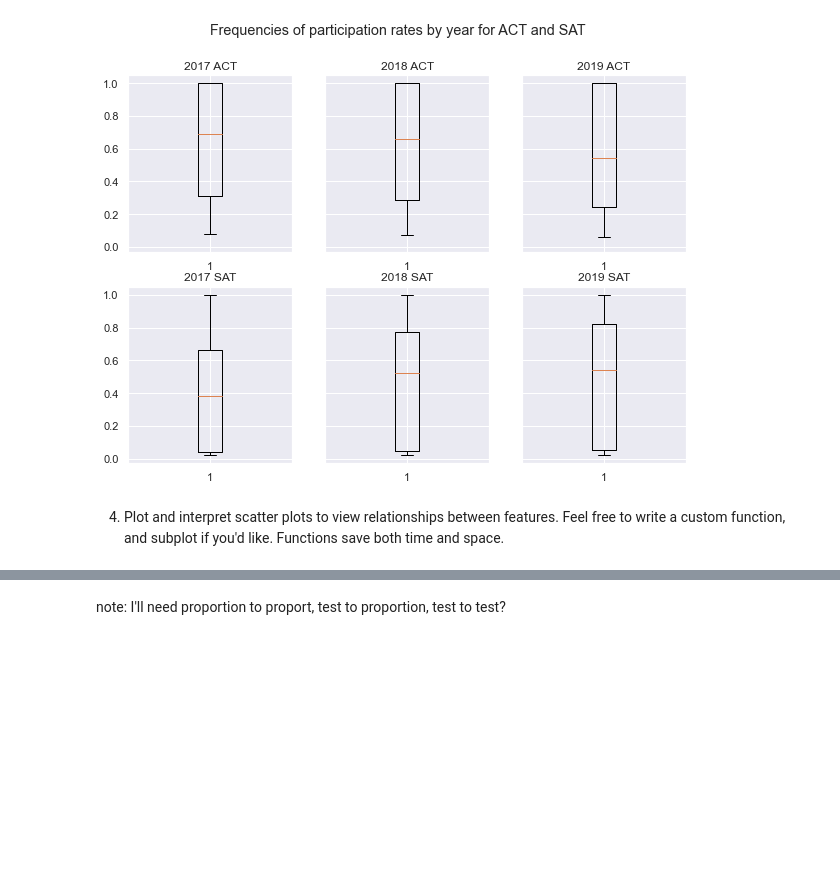
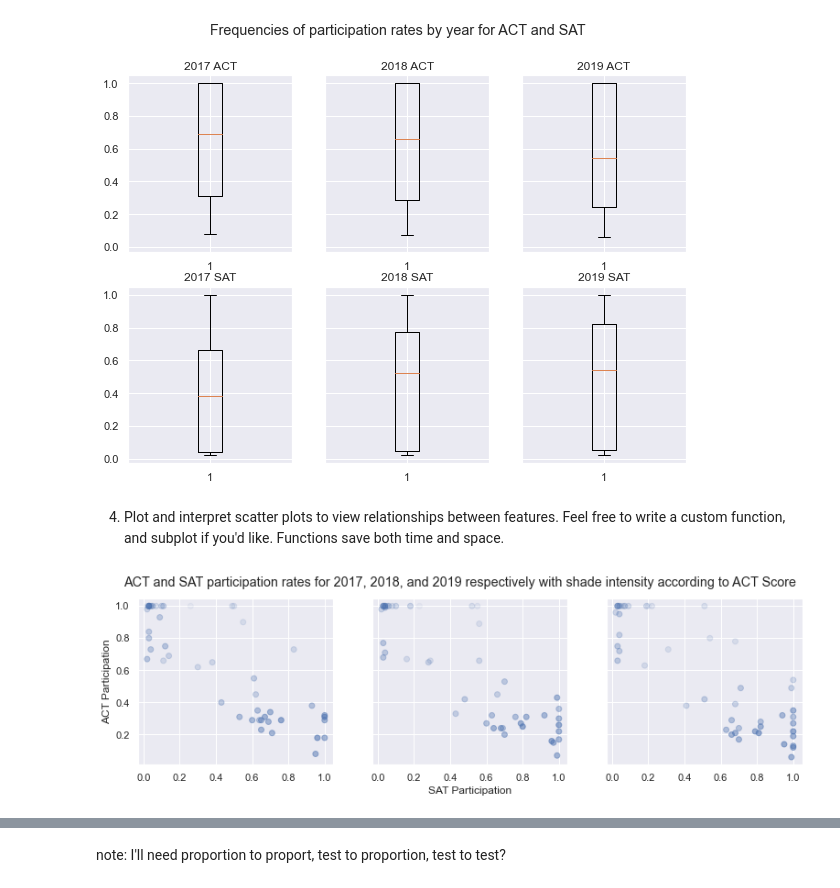
Before and after one commit to wcmohr/ScholasticExams, a Jupyter notebook: code/starter-code.ipynb, the cells around one changed output, grey strips where cells are left out. Drawn from its saved outputs; the diff is of its cells as text; code cells hidden in the pictures; blank space fills up the shorter version.

```diff
--- a/code/starter-code.ipynb
+++ b/code/starter-code.ipynb
@@ -1336,3 +1340,21 @@ for i in [0,1]:
 [figure]
 # %% [markdown]
 4. Plot and interpret scatter plots to view relationships between features. Feel free to write a custom function, and subplot if you'd like. Functions save both time and space.
+# %%
+sns.set(rc={'figure.figsize':(13,10/3)})
+years = ['2017','2018','2019']
+tests = ['ACT','SAT']
+fig, axs = plt.subplots(1, 3,sharey=True)
+fig.suptitle("ACT and SAT participation rates for 2017, 2018, and 2019 respectively with shade intensity according to ACT Score")
+# axs.set_ylabel('Proportion')
+
+
+for j in [0,1,2]:
+    axs[j].scatter(x=test_df[f'{years[j]}_SAT_Participation'],\
+                     y = test_df[f'{years[j]}_ACT_Participation'],
+                     alpha = (test_df[f'{years[j]}_ACT_Score']-17)/15)
+    # axs[j].set_title(f'{years[j]} {tests[i]}')
+    axs[0].set_ylabel('ACT Participation')
+    axs[1].set_xlabel('SAT Participation')
+# %% [output]
+[figure, added]
```
Also changed, not shown: parts of 22 cells of this notebook.
